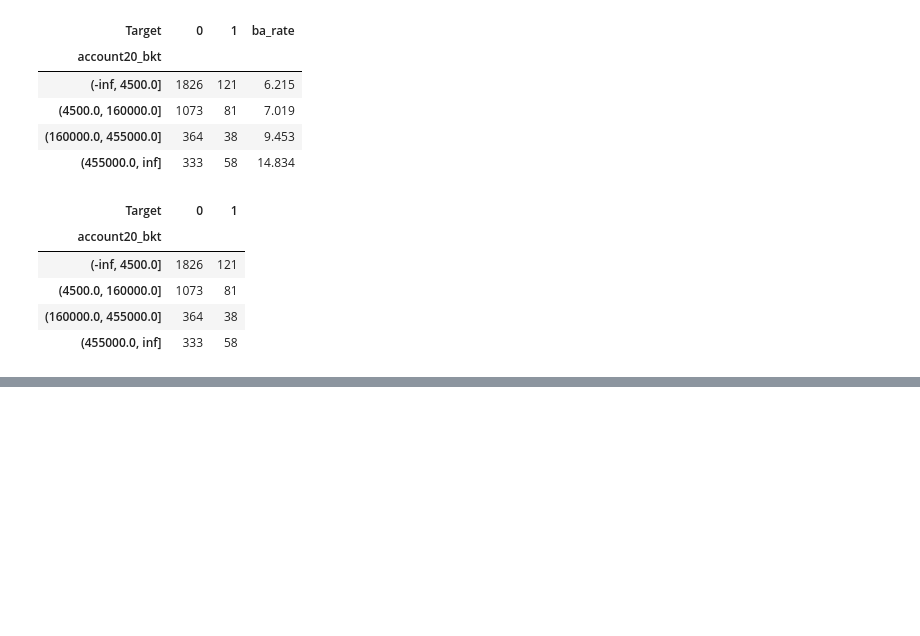
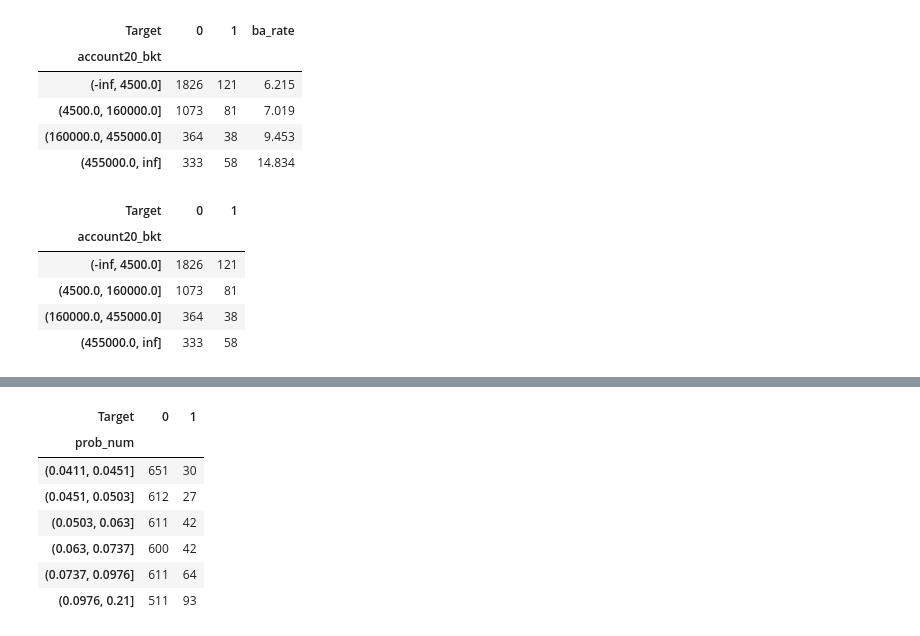
Before and after one commit to EshaanJoshiSDBI/Notes, a Jupyter notebook: Sem6/Finance/Binning.ipynb, the cells around one changed output, grey strips where cells are left out. Drawn from its saved outputs; the diff is of its cells as text; code cells hidden in the pictures; blank space fills up the shorter version.

```diff
--- a/Sem6/Finance/Binning.ipynb
+++ b/Sem6/Finance/Binning.ipynb
@@ -201,0 +202,16 @@ array([[0.90692511, 0.09307489],
+# %%
+lst = pd.qcut(pred_binned[:,1],6)
+# %%
+df['prob_num'] = lst
+# %%
+t = pd.pivot_table( df, index = 'prob_num', columns = 'Target', values = 'Tot_enq', aggfunc = 'count')
+t
+# %% [output]
+| Target | 0 | 1 |
+| prob_num |  |  |
+| (0.0411, 0.0451] | 651 | 30 |
+| (0.0451, 0.0503] | 612 | 27 |
+| (0.0503, 0.063] | 611 | 42 |
+| (0.063, 0.0737] | 600 | 42 |
+| (0.0737, 0.0976] | 611 | 64 |
+| (0.0976, 0.21] | 511 | 93 |
```
Also changed, not shown: parts of 4 cells of this notebook, 27 other files.
